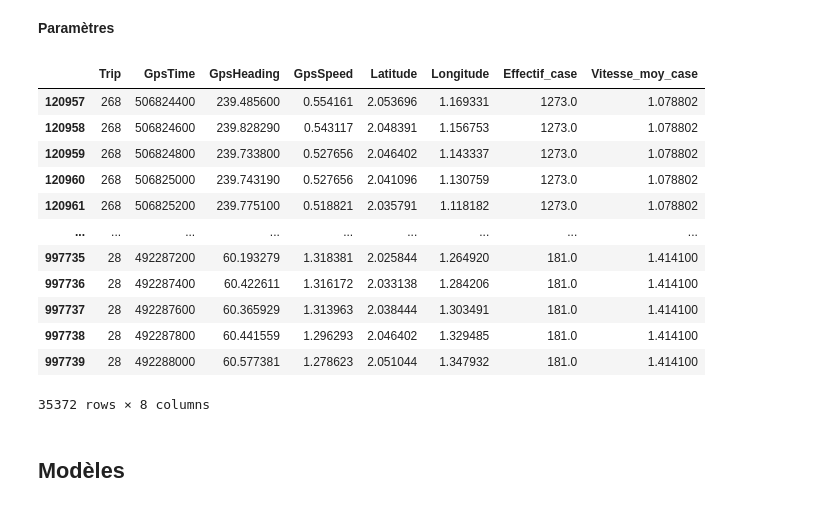
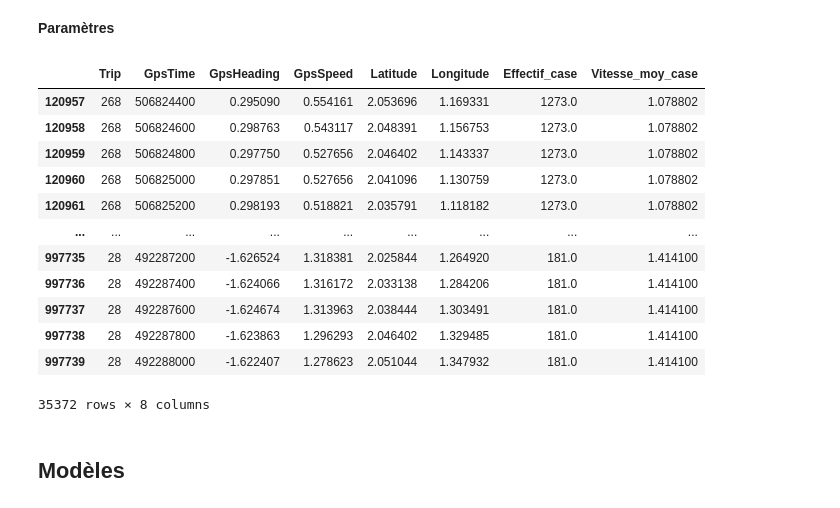
Before and after one commit to FZYUAN-1/pldac_interpolation, a Jupyter notebook: PROJET GPS 2.ipynb, the cells around one changed output. Saved outputs shown, nothing was run; the diff lists cells and outputs as text; code cells hidden in the pictures.

```diff
--- a/PROJET GPS 2.ipynb
+++ b/PROJET GPS 2.ipynb
@@ -38,34 +38,35 @@ df = df.drop(drop_columns, axis=1)
 df['Latitude'] = (df['Latitude'] - df['Latitude'].mean())/df['Latitude'].std()
 df['Longitude'] = (df['Longitude'] - df['Longitude'].mean())/df['Longitude'].std()
 df['GpsSpeed'] = (df['GpsSpeed'] - df['GpsSpeed'].mean())/df['GpsSpeed'].std()
+df['GpsHeading'] = (df['GpsHeading'] - df['GpsHeading'].mean())/df['GpsHeading'].std()
 # %% [markdown]
 **Paramètres**
 # %%
 #bins / nombre d'intervalles
 n_interval = 8
 #récupération de paramètres
 lat_min, lat_max, long_min, long_max, e_x, e_y = ds.calcul_param(df, n_interval)
 
 #Ajout des colonnes de l'effectif et de la vitesse moyenne d'une case
-e, v = ds.calcul_eff_vit_moy(df, lat_min,lat_max, long_min, e_x, e_y,n_interval)
+e, v = ds.calcul_eff_vit_moy(df, lat_min, long_min, e_x, e_y,n_interval)
 df["Effectif_case"] = e
 df["Vitesse_moy_case"] = v
 
 #Affichage du dataframe
 df
 # %% [output]
 |  | Trip | GpsTime | GpsHeading | GpsSpeed | Latitude | Longitude | Effectif_case | Vitesse_moy_case |
-| 120957 | 268 | 506824400 | 239.485600 | 0.554161 | 2.053696 | 1.169331 | 1273.0 | 1.078802 |
-| 120958 | 268 | 506824600 | 239.828290 | 0.543117 | 2.048391 | 1.156753 | 1273.0 | 1.078802 |
-| 120959 | 268 | 506824800 | 239.733800 | 0.527656 | 2.046402 | 1.143337 | 1273.0 | 1.078802 |
-| 120960 | 268 | 506825000 | 239.743190 | 0.527656 | 2.041096 | 1.130759 | 1273.0 | 1.078802 |
-| 120961 | 268 | 506825200 | 239.775100 | 0.518821 | 2.035791 | 1.118182 | 1273.0 | 1.078802 |
+| 120957 | 268 | 506824400 | 0.295090 | 0.554161 | 2.053696 | 1.169331 | 1273.0 | 1.078802 |
+| 120958 | 268 | 506824600 | 0.298763 | 0.543117 | 2.048391 | 1.156753 | 1273.0 | 1.078802 |
+| 120959 | 268 | 506824800 | 0.297750 | 0.527656 | 2.046402 | 1.143337 | 1273.0 | 1.078802 |
+| 120960 | 268 | 506825000 | 0.297851 | 0.527656 | 2.041096 | 1.130759 | 1273.0 | 1.078802 |
+| 120961 | 268 | 506825200 | 0.298193 | 0.518821 | 2.035791 | 1.118182 | 1273.0 | 1.078802 |
 | ... | ... | ... | ... | ... | ... | ... | ... | ... |
-| 997735 | 28 | 492287200 | 60.193279 | 1.318381 | 2.025844 | 1.264920 | 181.0 | 1.414100 |
-| 997736 | 28 | 492287400 | 60.422611 | 1.316172 | 2.033138 | 1.284206 | 181.0 | 1.414100 |
-| 997737 | 28 | 492287600 | 60.365929 | 1.313963 | 2.038444 | 1.303491 | 181.0 | 1.414100 |
-| 997738 | 28 | 492287800 | 60.441559 | 1.296293 | 2.046402 | 1.329485 | 181.0 | 1.414100 |
-| 997739 | 28 | 492288000 | 60.577381 | 1.278623 | 2.051044 | 1.347932 | 181.0 | 1.414100 |
+| 997735 | 28 | 492287200 | -1.626524 | 1.318381 | 2.025844 | 1.264920 | 181.0 | 1.414100 |
+| 997736 | 28 | 492287400 | -1.624066 | 1.316172 | 2.033138 | 1.284206 | 181.0 | 1.414100 |
+| 997737 | 28 | 492287600 | -1.624674 | 1.313963 | 2.038444 | 1.303491 | 181.0 | 1.414100 |
+| 997738 | 28 | 492287800 | -1.623863 | 1.296293 | 2.046402 | 1.329485 | 181.0 | 1.414100 |
+| 997739 | 28 | 492288000 | -1.622407 | 1.278623 | 2.051044 | 1.347932 | 181.0 | 1.414100 |
 35372 rows × 8 columns
 # %% [markdown]
 ## Modèles
```
Also changed, not shown: parts of 3 cells of this notebook, 2 other files.
